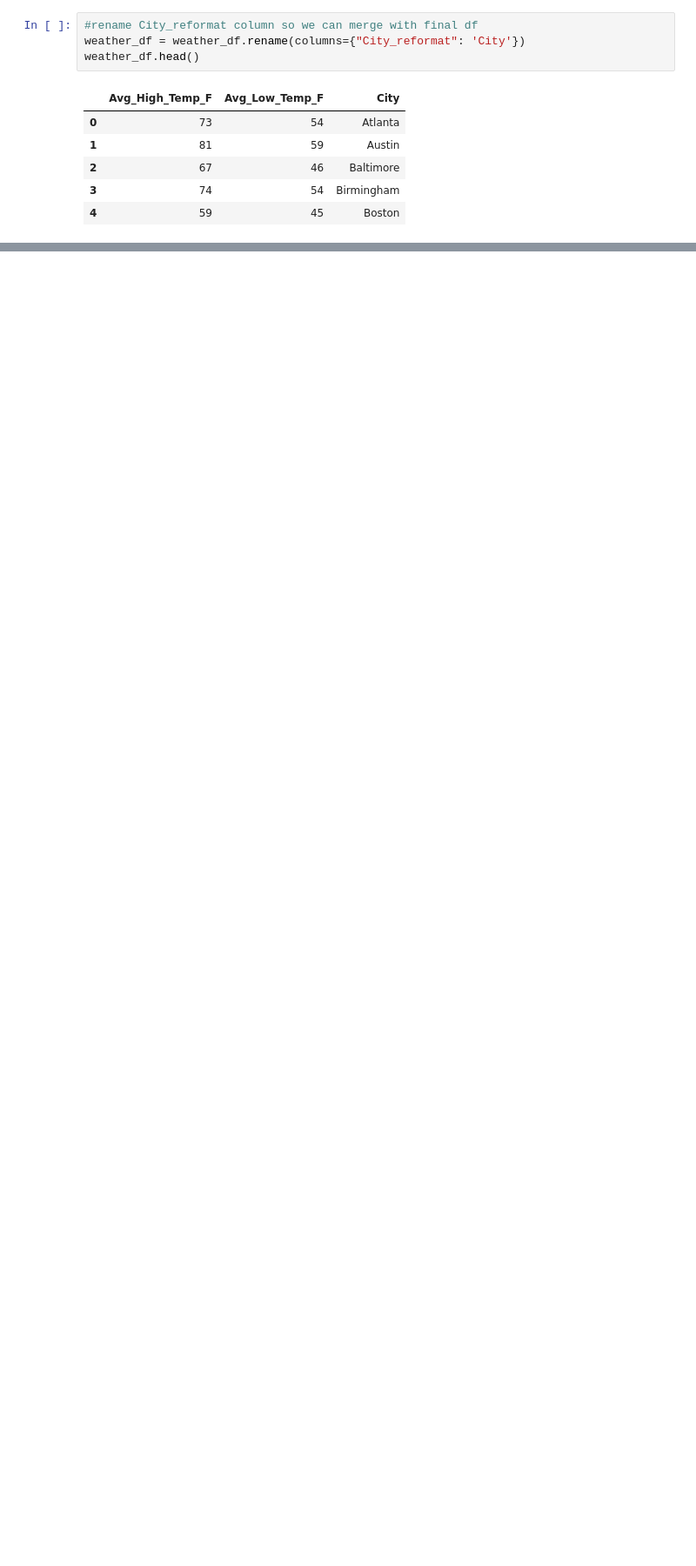
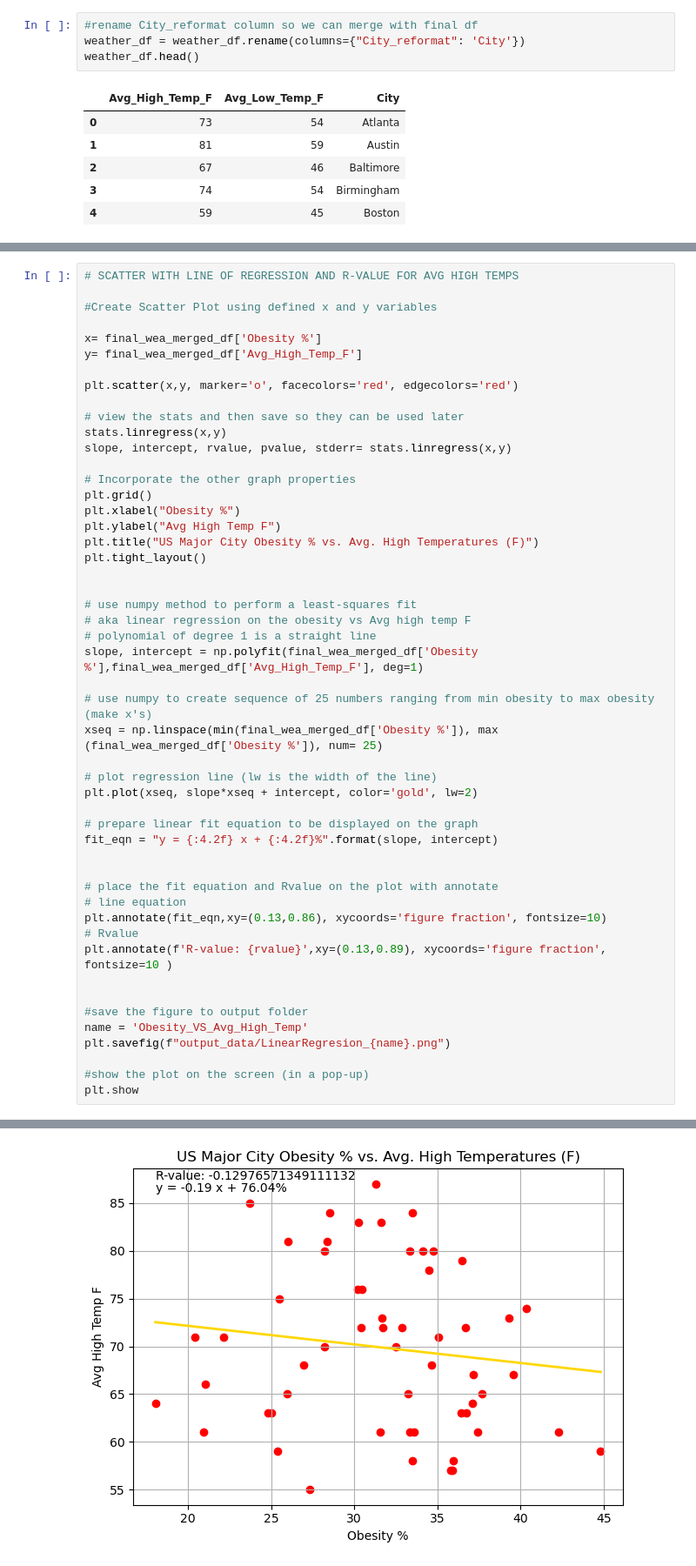
Before and after one commit to RaghenM/Project-1-Repo, a Jupyter notebook: 20231113_proj1_code - Copy_RMedits.ipynb, the cells around one changed output, grey strips where cells are left out. Shown at 87% size. Cells and saved outputs as stored; diff of their text form; blank space fills up the shorter version.

```diff
--- a/20231113_proj1_code - Copy_RMedits.ipynb
+++ b/20231113_proj1_code - Copy_RMedits.ipynb
@@ -313,0 +280,51 @@ The r-value is: -0.12976571349111132
+# %%
+# SCATTER WITH LINE OF REGRESSION AND R-VALUE FOR AVG HIGH TEMPS
+
+#Create Scatter Plot using defined x and y variables
+
+x= final_wea_merged_df['Obesity %']
+y= final_wea_merged_df['Avg_High_Temp_F']
+
+plt.scatter(x,y, marker='o', facecolors='red', edgecolors='red')
+
+# view the stats and then save so they can be used later
+stats.linregress(x,y)
+slope, intercept, rvalue, pvalue, stderr= stats.linregress(x,y)
+
+# Incorporate the other graph properties
+plt.grid()
+plt.xlabel("Obesity %")
+plt.ylabel("Avg High Temp F")
+plt.title("US Major City Obesity % vs. Avg. High Temperatures (F)")
+plt.tight_layout()
+
+
+# use numpy method to perform a least-squares fit
+# aka linear regression on the obesity vs Avg high temp F
+# polynomial of degree 1 is a straight line
+slope, intercept = np.polyfit(final_wea_merged_df['Obesity %'],final_wea_merged_df['Avg_High_Temp_F'], deg=1)
+
+# use numpy to create sequence of 25 numbers ranging from min obesity to max obesity (make x's)
+xseq = np.linspace(min(final_wea_merged_df['Obesity %']), max (final_wea_merged_df['Obesity %']), num= 25)
+
+# plot regression line (lw is the width of the line)
+plt.plot(xseq, slope*xseq + intercept, color='gold', lw=2)
+
+# prepare linear fit equation to be displayed on the graph
+fit_eqn = "y = {:4.2f} x + {:4.2f}%".format(slope, intercept)
+
+
+# place the fit equation and Rvalue on the plot with annotate
+# line equation
+plt.annotate(fit_eqn,xy=(0.13,0.86), xycoords='figure fraction', fontsize=10)
+# Rvalue
+plt.annotate(f'R-value: {rvalue}',xy=(0.13,0.89), xycoords='figure fraction', fontsize=10 )
+
+
+#save the figure to output folder
+name = 'Obesity_VS_Avg_High_Temp'
+plt.savefig(f"output_data/LinearRegresion_{name}.png")
+
+#show the plot on the screen (in a pop-up)
+plt.show
+# %% [output]
@@ -313,0 +332 @@ The r-value is: -0.12976571349111132
+[figure, added]
```
Also changed, not shown: parts of 11 cells of this notebook.
